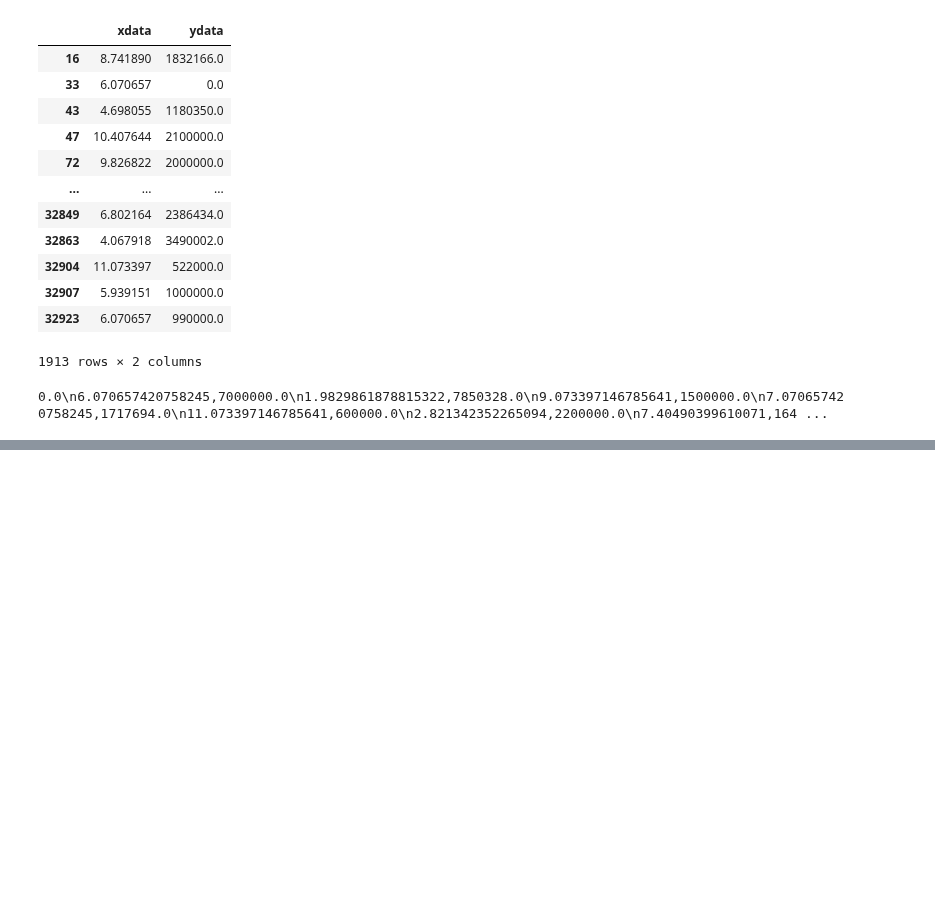
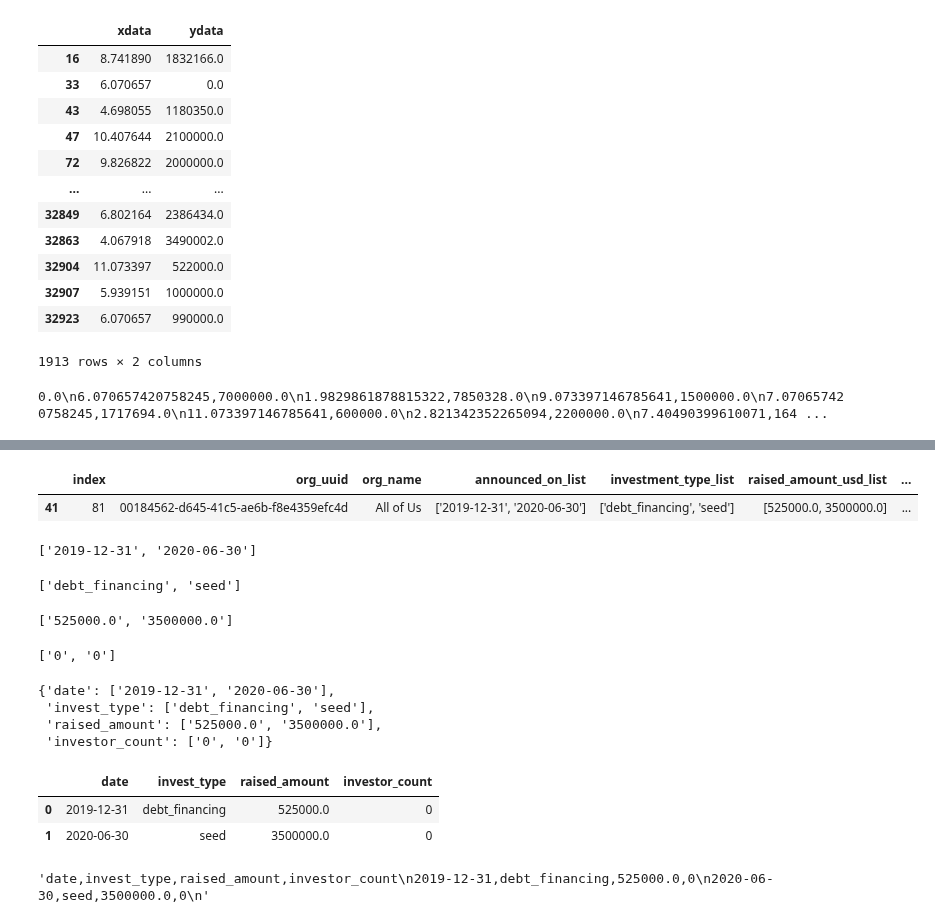
Before and after one commit to StardustLID/TEMG4952A-TEAM-5, a Jupyter notebook: backend/csv_helper.ipynb, the cells around one changed output, grey strips where cells are left out. Cells and saved outputs as stored; diff of their text form; code cells hidden in the pictures; blank space fills up the shorter version.

```diff
--- a/backend/csv_helper.ipynb
+++ b/backend/csv_helper.ipynb
@@ -1109,0 +1112,4 @@ df.to_csv(index=False)
+# %%
+import pandas as pd
+df = pd.read_csv("../Week3_Onwards/frontend_funding_per_round_list.csv")
+df
@@ -1109,0 +1130,6 @@ df.to_csv(index=False)
+# %%
+row = df.loc[df["org_name"] == "All of Us"]
+row
+# %% [output]
+|  | index | org_uuid | org_name | announced_on_list | investment_type_list | raised_amount_usd_list | ... |
+| 41 | 81 | 00184562-d645-41c5-ae6b-f8e4359efc4d | All of Us | ['2019-12-31', '2020-06-30'] | ['debt_financing', 'seed'] | [525000.0, 3500000.0] | ... |
@@ -1109,0 +1144,35 @@ df.to_csv(index=False)
+# %%
+date
+# %% [output]
+['2019-12-31', '2020-06-30']
+# %%
+invest_type
+# %% [output]
+['debt_financing', 'seed']
+# %%
+raised_amount
+# %% [output]
+['525000.0', '3500000.0']
+# %%
+investor_count
+# %% [output]
+['0', '0']
+# %%
+data =  {'date': date, 'invest_type': invest_type, 'raised_amount': raised_amount, 'investor_count': investor_count}
+data
+# %% [output]
+{'date': ['2019-12-31', '2020-06-30'],
+ 'invest_type': ['debt_financing', 'seed'],
+ 'raised_amount': ['525000.0', '3500000.0'],
+ 'investor_count': ['0', '0']}
+# %%
+df  = pd.DataFrame(data)
+df
+# %% [output]
+|  | date | invest_type | raised_amount | investor_count |
+| 0 | 2019-12-31 | debt_financing | 525000.0 | 0 |
+| 1 | 2020-06-30 | seed | 3500000.0 | 0 |
+# %%
+df.to_csv(index=False)
+# %% [output]
+'date,invest_type,raised_amount,investor_count\n2019-12-31,debt_financing,525000.0,0\n2020-06-30,seed,3500000.0,0\n'
```
Also changed, not shown: parts of 3 cells of this notebook, 8 other files.
